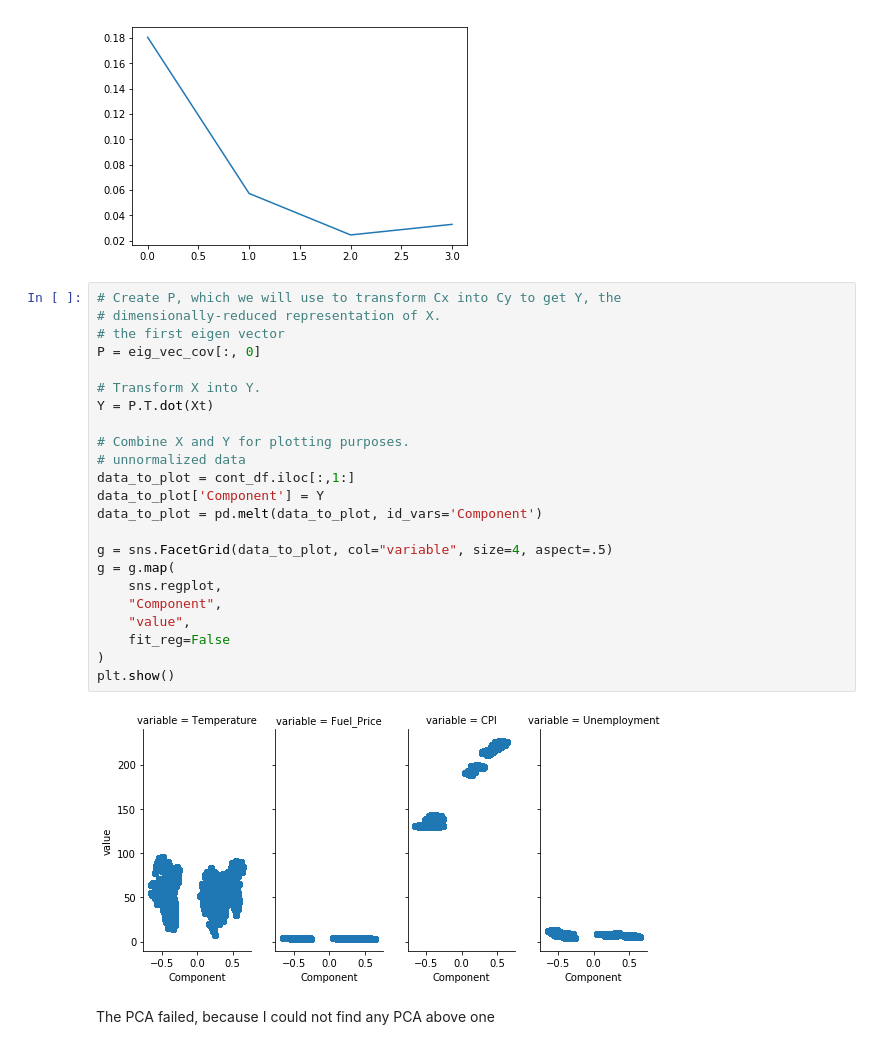
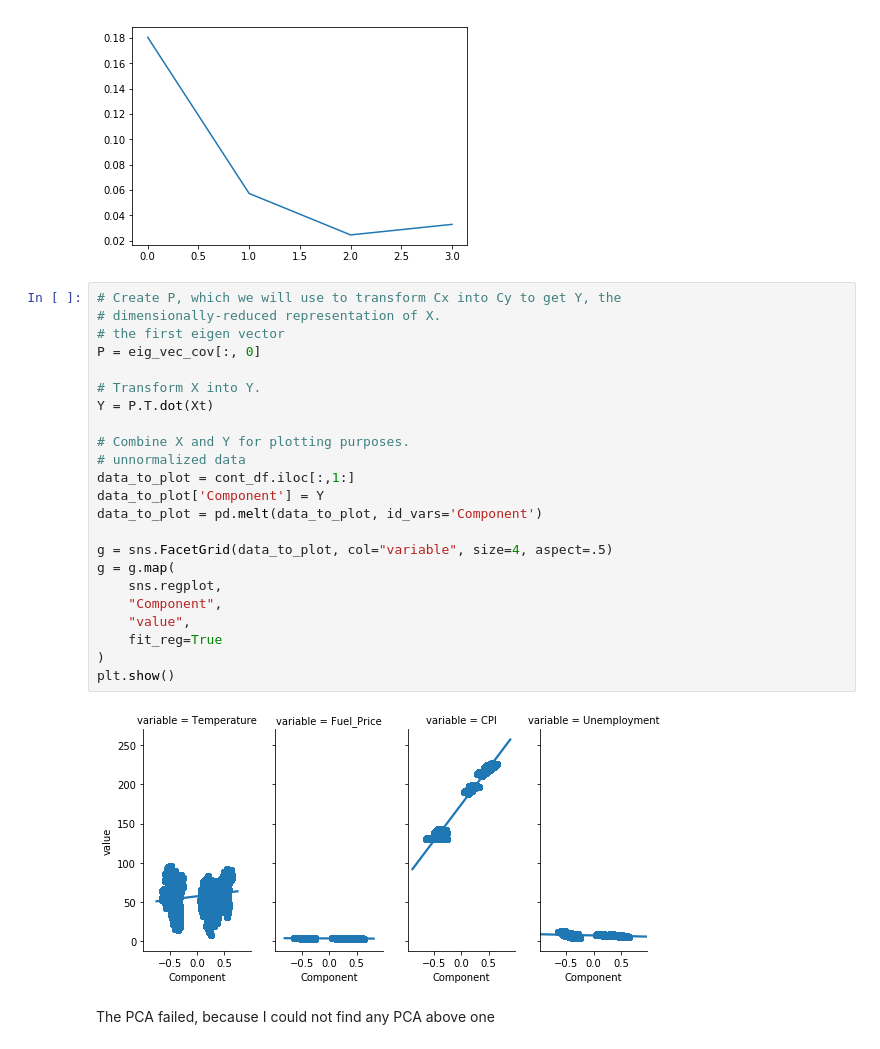
Before and after one commit to Tinsae/Thinkful-Data-Science, a Jupyter notebook: DS/Unit 2/2.1.8+Challenge Preparing a dataset for modeling .ipynb, the cells around one changed output. Drawn from its saved outputs; the diff is of its cells as text.

```diff
--- a/DS/Unit 2/2.1.8+Challenge Preparing a dataset for modeling .ipynb
+++ b/DS/Unit 2/2.1.8+Challenge Preparing a dataset for modeling .ipynb
@@ -407,28 +407,28 @@ plt.show()
 # %%
 # Create P, which we will use to transform Cx into Cy to get Y, the
 # dimensionally-reduced representation of X.
 # the first eigen vector
 P = eig_vec_cov[:, 0]
 
 # Transform X into Y.
 Y = P.T.dot(Xt)
 
 # Combine X and Y for plotting purposes.
 # unnormalized data
 data_to_plot = cont_df.iloc[:,1:]
 data_to_plot['Component'] = Y
 data_to_plot = pd.melt(data_to_plot, id_vars='Component')
 
 g = sns.FacetGrid(data_to_plot, col="variable", size=4, aspect=.5)
 g = g.map(
     sns.regplot,
     "Component",
     "value",
-    fit_reg=False
+    fit_reg=True
 )
 plt.show()
 # %% [output]
-[figure, old version]
+[figure, new version]
 # %% [markdown]
 The PCA failed, because I could not find any PCA above one
 # %%
```
Also changed, not shown: parts of 4 cells of this notebook, 8 other files.
